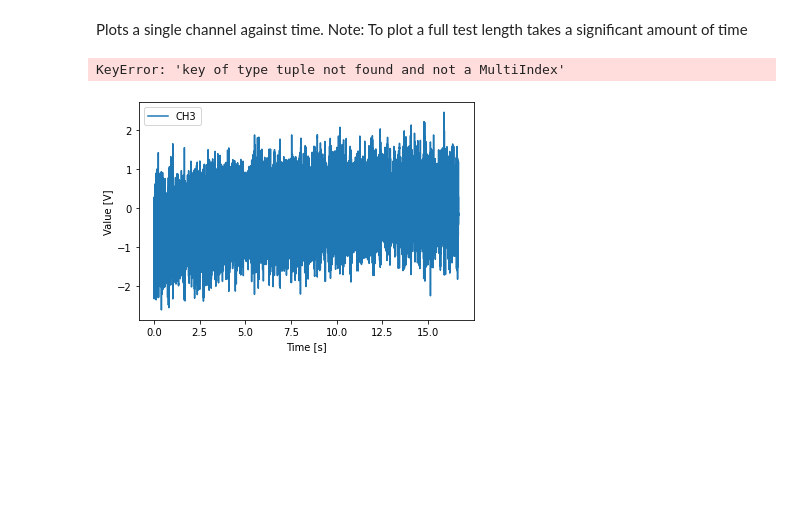
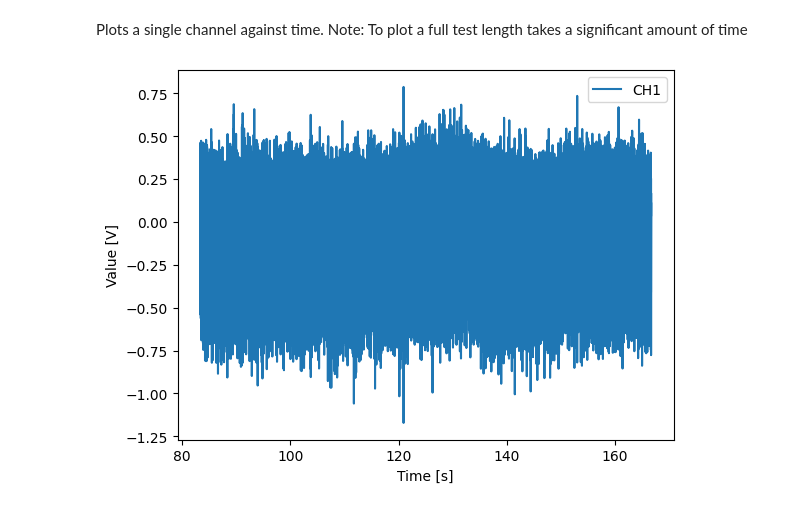
Before and after one commit to josmarcristello/Field-Test-Ferrier-2023, a Jupyter notebook: data processing/read_TEAC_data.ipynb, the cells around one changed output. Drawn from its saved outputs; the diff is of its cells as text; code cells hidden in the pictures; blank space fills up the shorter version.

```diff
--- a/data processing/read_TEAC_data.ipynb
+++ b/data processing/read_TEAC_data.ipynb
@@ -16,8 +16,8 @@ TEAC_test_name = "LX20_001"
 
 TEAC_raw_url = TEAC_raw_data_folder + TEAC_test_name
 
-TEAC_raw_url = "F:/Dropbox/Projects/001 - CNRL - Pipewise/005 - Field Test/2023/data/Field Visit 1/Station 1/TEAC/LX110DIR/LX10_001"
-TEAC_raw_url = "F:/Dropbox/Projects/011 - UofC Leak/Test/May 29/Station 2 - Energy Center/TEAC/LX120DIR/LX20_001"
+TEAC_raw_url = "F:/Dropbox/Projects/011 - UofC Leak/Test/June 5/Station 2 - Energy Center/TEAC/LX120DIR/LX20_001"
+#TEAC_raw_url = "F:/Dropbox/Projects/011 - UofC Leak/Test/June 5/Station 3 - Manhole/TEAC/LX110DIR/LX10_002"
 # %% [markdown]
 ## Read and Import Data
 # %%
@@ -46,3 +53,7 @@ del data_combined
+# %%
+cols_to_drop = ['CH' + str(i) for i in range(9, 33)]
+#cols_to_drop = ['CH' + str(i) for i in range(9, 16)]
+data_frame.drop(cols_to_drop, axis=1, inplace=True)
 # %%
 # Export df to CSV [OPTIONAL]
 #data_frame.to_csv(TEAC_raw_url + '.csv', index=False)
@@ -147,9 +158,36 @@ Percentage of time intervals exceeding 5.0% deviation: 0.00%
 # Signal
 # %% [markdown]
 Plots a single channel against time. Note: To plot a full test length takes a significant amount of time
+# %%
+def plot_data(column_name="CH5", start_index=None, end_index=None):
+    # Default to using all data if start_index or end_index aren't specified
+    if start_index is None:
+        start_index = 0
+    if end_index is None:
+        end_index = len(data_frame)
+
+    time_values = data_frame.iloc[start_index:end_index+1, 0]
+    device_data = data_frame.loc[start_index:end_index, [column_name]]
+
+    # Plot the column with time_values as the x-axis
+    for column in device_data.columns:
+        plt.plot(time_values, device_data[column], label=column)
+
+    # Customize the plot
+    plt.xlabel('Time [s]')
+    plt.ylabel('Value [V]')
+    plt.legend(device_data.columns, loc='best')
+
+    # Show the plot
+    plt.show()
+
+# Call function with column name and start and end indices
+plot_data("CH1", 1000000, 2000000)
+# %% [output]
+[figure, added]
 # %%
 time_values = data_frame.iloc[:, 0]
-device_data = data_frame[["CH5"]]
+device_data = data_frame[["CH8"]]
 
 # Plot the first three columns with time_values as the x-axis
 for column in device_data.columns:
@@ -166,32 +204,3 @@ plt.legend(device_data.columns, loc='best')
 
 # Show the plot
 plt.show()
-# %% [output]
-KeyError: 'key of type tuple not found and not a MultiIndex'
-# %%
-def plot_data(column_name="CH5", start_index=None, end_index=None):
-    # Default to using all data if start_index or end_index aren't specified
-    if start_index is None:
-        start_index = 0
-    if end_index is None:
-        end_index = len(data_frame)
-
-    time_values = data_frame.iloc[start_index:end_index+1, 0]
-    device_data = data_frame.loc[start_index:end_index, [column_name]]
-
-    # Plot the column with time_values as the x-axis
-    for column in device_data.columns:
-        plt.plot(time_values, device_data[column], label=column)
-
-    # Customize the plot
-    plt.xlabel('Time [s]')
-    plt.ylabel('Value [V]')
-    plt.legend(device_data.columns, loc='best')
-
-    # Show the plot
-    plt.show()
-
-# Call function with column name and start and end indices
-plot_data("CH3", 100, 200000)
-# %% [output]
-[figure, removed]
```
Also changed, not shown: parts of 3 cells of this notebook, 5 other files.
